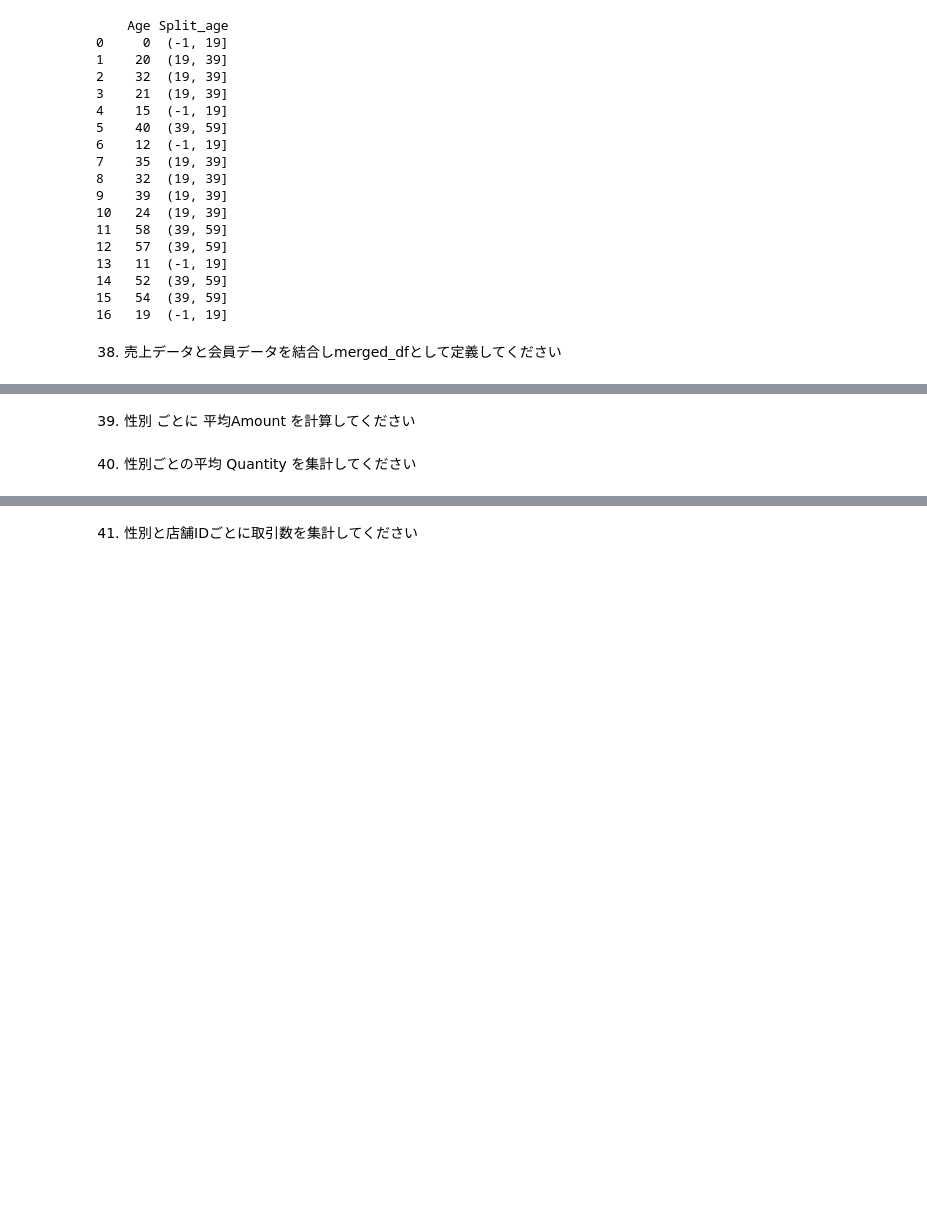
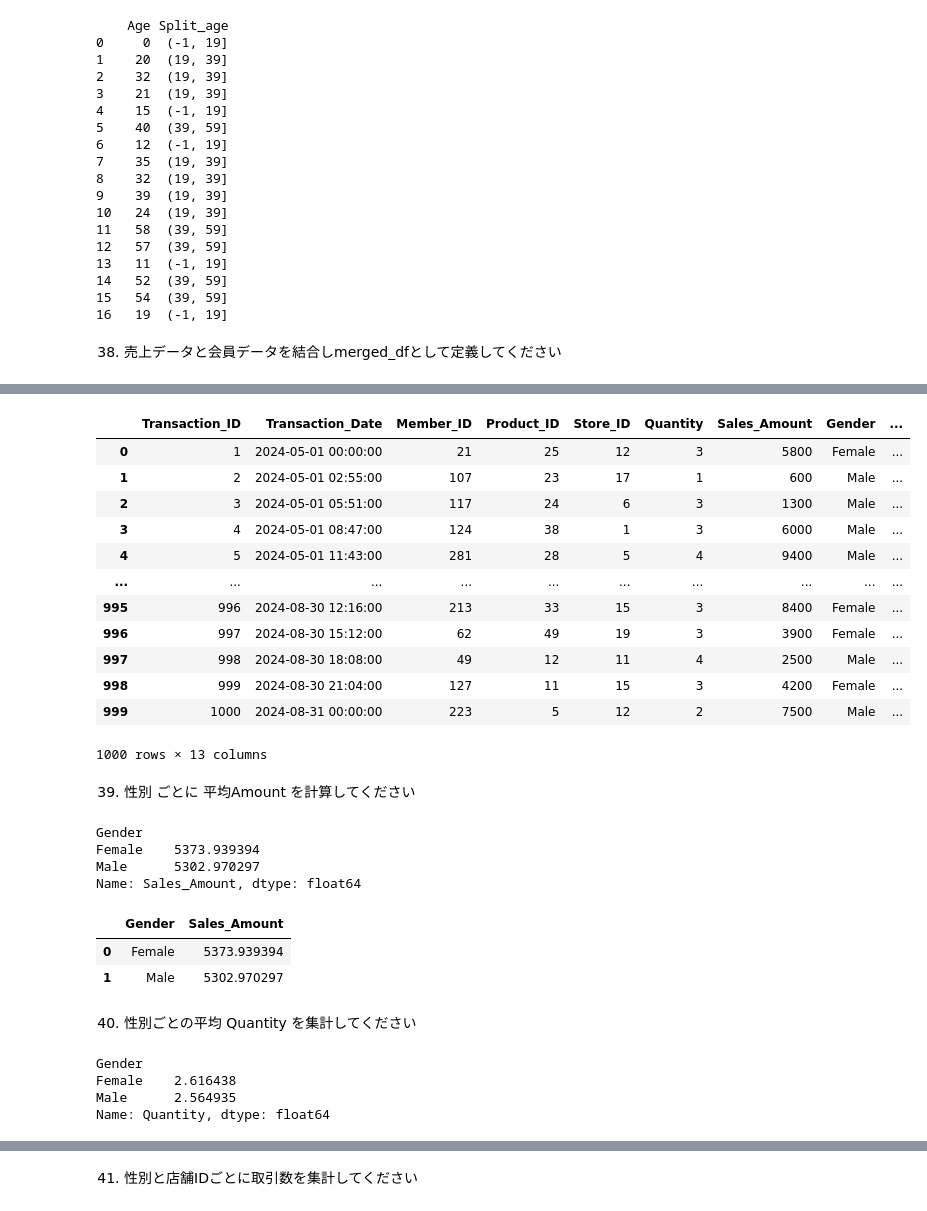
Before and after one commit to ken-hori-2/Kaggle_ws, a Jupyter notebook: 2025_Done/20250215_Done/Udemy_100本ノック_問題.ipynb, the cells around one changed output, grey strips where cells are left out. Saved outputs shown, nothing was run; the diff lists cells and outputs as text; code cells hidden in the pictures; blank space fills up the shorter version.

```diff
--- a/2025_Done/20250215_Done/Udemy_100本ノック_問題.ipynb
+++ b/2025_Done/20250215_Done/Udemy_100本ノック_問題.ipynb
@@ -912,21 +1359,21 @@ member_df[member_df['Days_Since_Registration'] == 1]
 |  | Member_ID | Gender | Age | Days_Since_Registration |
 | 161 | 162 | Male | 72 | 1 |
 # %%
-# LLMが回答
-# Create bins for the days since registration
-bins = [0, 365, 730, float('inf')] # DataFrameの最小値を含まないように境界値を設定
-labels = ['〜1年', '1年〜2年', '2年〜']
+# # LLMが回答
+# # Create bins for the days since registration
+# bins = [0, 365, 710, float('inf')] # DataFrameの最小値を含まないように境界値を設定
+# labels = ['〜1年', '1年〜2年', '2年〜']
 
-# Create a new column in member_df to categorize the days since registration
-member_df['Registration_Group'] = pd.cut(member_df['Days_Since_Registration'], bins=bins, labels=labels) # binsで指定した境界値でグループ化
+# # Create a new column in member_df to categorize the days since registration
+# member_df['Registration_Group'] = pd.cut(member_df['Days_Since_Registration'], bins=bins, labels=labels) # binsで指定した境界値でグループ化
 
-# Group by the new registration group column and count the number of members in each group
-registration_group_counts = member_df.groupby('Registration_Group')['Member_ID'].size() # グループごとにメンバー数をカウント
-print(registration_group_counts)
+# # Group by the new registration group column and count the number of members in each group
+# registration_group_counts = member_df.groupby('Registration_Group')['Member_ID'].size() # グループごとにメンバー数をカウント
+# registration_group_counts
 
-# nunique(), size()は同じ結果が得られる
-registration_group_counts = member_df.groupby('Registration_Group')['Member_ID'].nunique() # グループごとにユニークなメンバー数をカウント
-print(registration_group_counts)
+# # nunique(), size()は結果が異なる。おそらく、nunique()は各Member_IDの種類なので、1とかになってしまう？
+# # registration_group_counts = member_df.groupby('Registration_Group')['Member_ID'].nunique() # グループごとにユニークなメンバー数をカウント
+# # registration_group_counts.reset_index()
 # %% [output]
 Registration_Group
 〜1年       52
@@ -947,0 +1383,6 @@ Name: count, Length: 900, dtype: int64
+# %%
+# 解答例
+year_bins = [min(member_df['Days_Since_Registration'])-1, 365, 710, max(member_df['Days_Since_Registration'])]
+year_labels = ["-1年", "1年-2年", "2年-"]
+member_df['Year_Group'] = pd.cut(member_df['Days_Since_Registration'], bins=year_bins, labels=year_labels) # 新しいカラムに格納
+member_df.groupby('Year_Group')['Member_ID'].count().reset_index() # Year_GroupごとにMember_IDをカウント
@@ -1002,4 +1458,49 @@ merged_df.head()
+# %%
+# 解答例
+# pd.mergeとpd.concatは同じように見えるが、異なる動作をする。
+# 今回の場合だと、Member_IDが重複してしまう。
+# mergeは、onでどのデータをもとに結合するかを指定するので、重複しない。
+# 注意点：結合時に指定するデータ(on=)は、型が違うと同じデータととみなされないので注意
+merged_df = pd.merge(sales_df_my_work, member_df, on='Member_ID')
+merged_df # .columns.value_counts()
+# %% [output]
+|  | Transaction_ID | Transaction_Date | Member_ID | Product_ID | Store_ID | Quantity | Sales_Amount | Gender | ... |
+| 0 | 1 | 2024-05-01 00:00:00 | 21 | 25 | 12 | 3 | 5800 | Female | ... |
+| 1 | 2 | 2024-05-01 02:55:00 | 107 | 23 | 17 | 1 | 600 | Male | ... |
+| 2 | 3 | 2024-05-01 05:51:00 | 117 | 24 | 6 | 3 | 1300 | Male | ... |
+| 3 | 4 | 2024-05-01 08:47:00 | 124 | 38 | 1 | 3 | 6000 | Male | ... |
+| 4 | 5 | 2024-05-01 11:43:00 | 281 | 28 | 5 | 4 | 9400 | Male | ... |
+| ... | ... | ... | ... | ... | ... | ... | ... | ... | ... |
+| 995 | 996 | 2024-08-30 12:16:00 | 213 | 33 | 15 | 3 | 8400 | Female | ... |
+| 996 | 997 | 2024-08-30 15:12:00 | 62 | 49 | 19 | 3 | 3900 | Female | ... |
+| 997 | 998 | 2024-08-30 18:08:00 | 49 | 12 | 11 | 4 | 2500 | Male | ... |
+| 998 | 999 | 2024-08-30 21:04:00 | 127 | 11 | 15 | 3 | 4200 | Female | ... |
+| 999 | 1000 | 2024-08-31 00:00:00 | 223 | 5 | 12 | 2 | 7500 | Male | ... |
+1000 rows × 13 columns
 # %% [markdown]
 39. 性別 ごとに 平均Amount を計算してください
+# %%
+# merged_df.info()
+merged_df.groupby('Gender')['Sales_Amount'].mean()
+# %% [output]
+Gender
+Female    5373.939394
+Male      5302.970297
+Name: Sales_Amount, dtype: float64
+# %%
+# 解答例
+# 結合する前は、性別は会員データ、Amountは売り上げデータだったので、マージしたからこそ扱える操作になる
+merged_df.groupby('Gender')['Sales_Amount'].mean().reset_index()
+# %% [output]
+|  | Gender | Sales_Amount |
+| 0 | Female | 5373.939394 |
+| 1 | Male | 5302.970297 |
 # %% [markdown]
 40. 性別ごとの平均 Quantity を集計してください
+# %%
+merged_df.groupby('Gender')['Quantity'].mean()
+# %% [output]
+Gender
+Female    2.616438
+Male      2.564935
+Name: Quantity, dtype: float64
```
Also changed, not shown: parts of 39 cells of this notebook.
